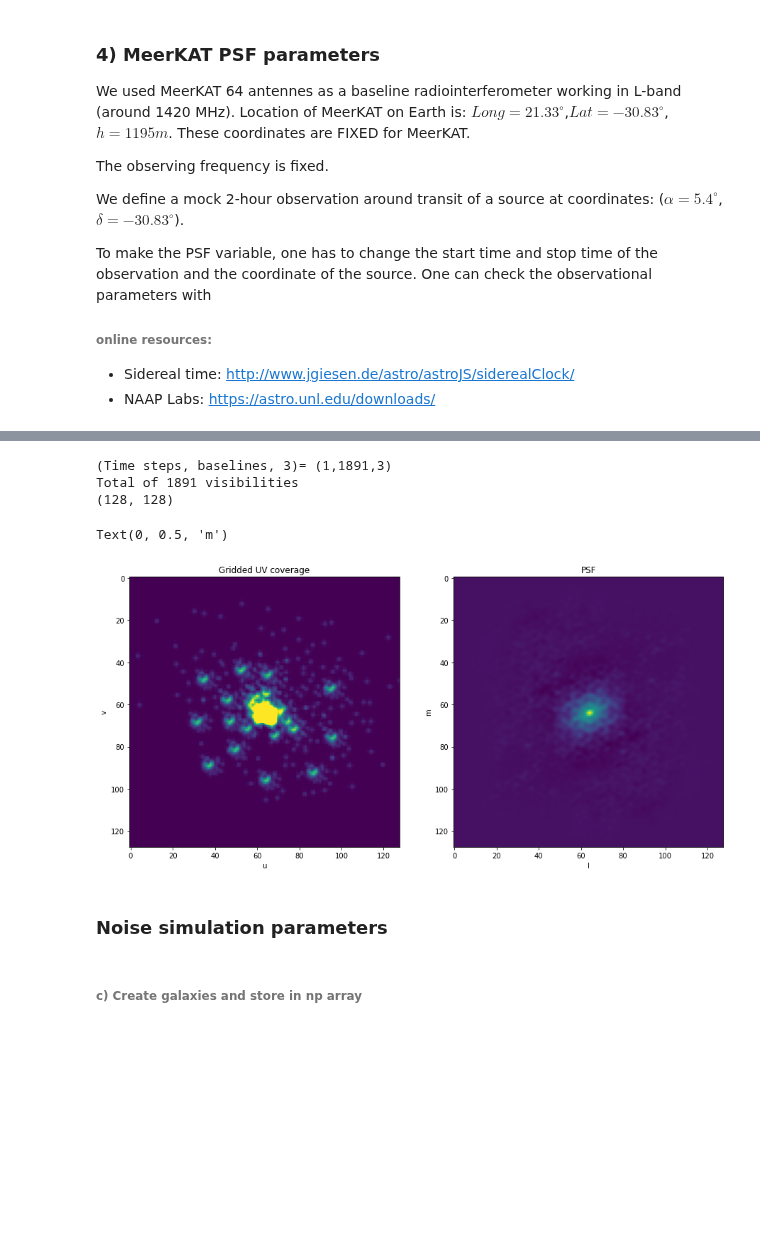
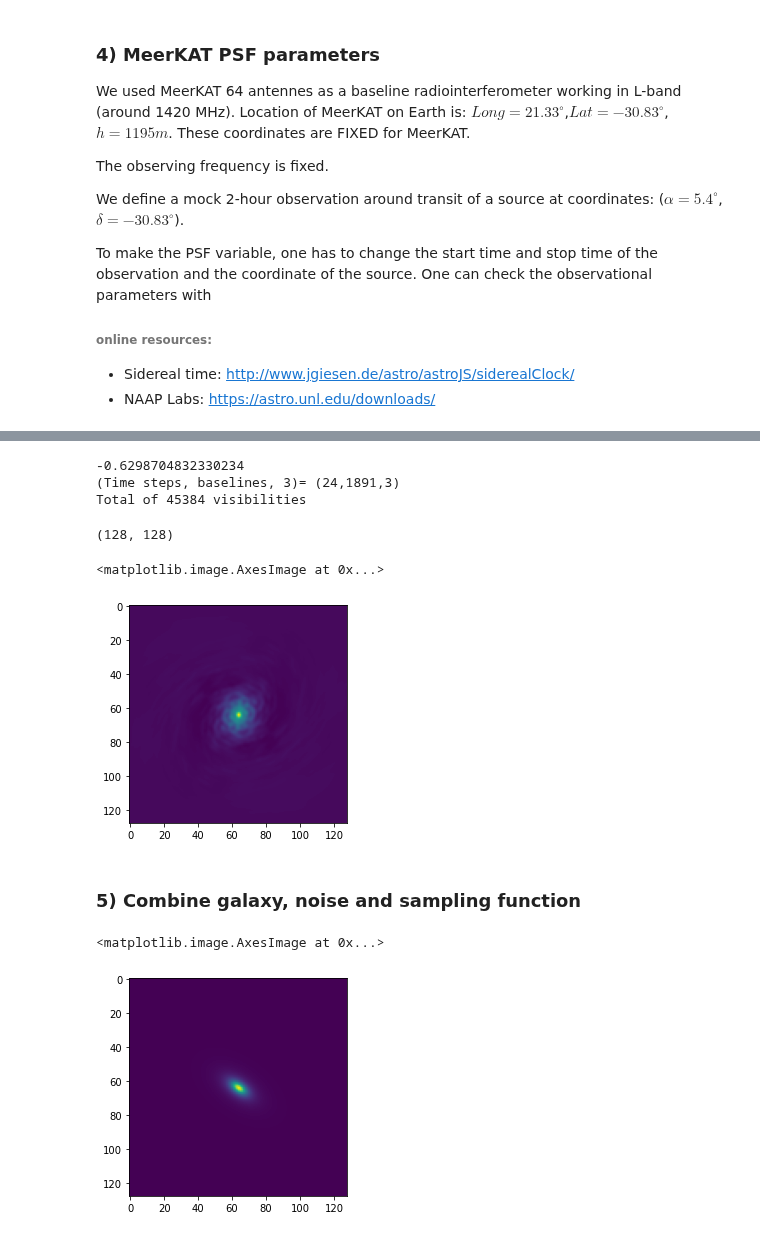
Before and after one commit to CosmoStat/ShapeDeconv, a Jupyter notebook: data/T-RECS/Generate Radio ground truth from T-RECS.ipynb, the cells around one changed output, grey strips where cells are left out. Drawn from its saved outputs; the diff is of its cells as text; code cells hidden in the pictures; blank space fills up the shorter version.

```diff
--- a/data/T-RECS/Generate Radio ground truth from T-RECS.ipynb
+++ b/data/T-RECS/Generate Radio ground truth from T-RECS.ipynb
@@ -240,28 +208,18 @@ plt.axis('equal')
-# %%
-img=MakePSF.Imager(uvw.uvw[...,0:2],fov=FOV) # preparing the imager
-psf,sampling=img.make_psf(npix=Npix,freq=F)  # gridding
-print(sampling.shape)
-# %% [output]
-(Time steps, baselines, 3)= (1,1891,3)
-Total of 1891 visibilities
-(128, 128)
-# %%
-# plotting output of PSF generation
-plt.figure(figsize=(15,15))
-plt.subplot(121)
-plt.imshow(np.abs(sampling),vmax=3)
-plt.title('Gridded UV coverage')
-plt.xlabel('u')
-plt.ylabel('v')
-plt.subplot(122)
-plt.imshow(np.real(psf).T)
-plt.title('PSF')
-plt.xlabel('l')
-plt.ylabel('m')
-# %% [output]
-Text(0, 0.5, 'm')
-[figure, removed]
-# %% [markdown]
-### Noise simulation parameters
-# %% [markdown]
-###### c) Create galaxies and store in np array
+# %%
+N=1
+PSF,sampling,tabDEC,tabHAstart=MakePSF.compute(N,Npix,pixelscale,Obslength=2.,Timedelta=300,Elevmin=0.,F=1420)
+# %% [output]
+-0.6298704832330234
+(Time steps, baselines, 3)= (24,1891,3)
+Total of 45384 visibilities
+# %%
+PSF[0].shape
+# %% [output]
+(128, 128)
+# %%
+plt.imshow(PSF[0].real)
+# %% [output]
+<matplotlib.image.AxesImage at 0x...>
+[figure, added]
+# %% [markdown]
+### 5) Combine galaxy, noise and sampling function
@@ -267,0 +238,5 @@ Text(0, 0.5, 'm')
+# %%
+plt.imshow(np.abs(galft))
+# %% [output]
+<matplotlib.image.AxesImage at 0x...>
+[figure, added]
```
Also changed, not shown: parts of 12 cells of this notebook, 1 other file.
